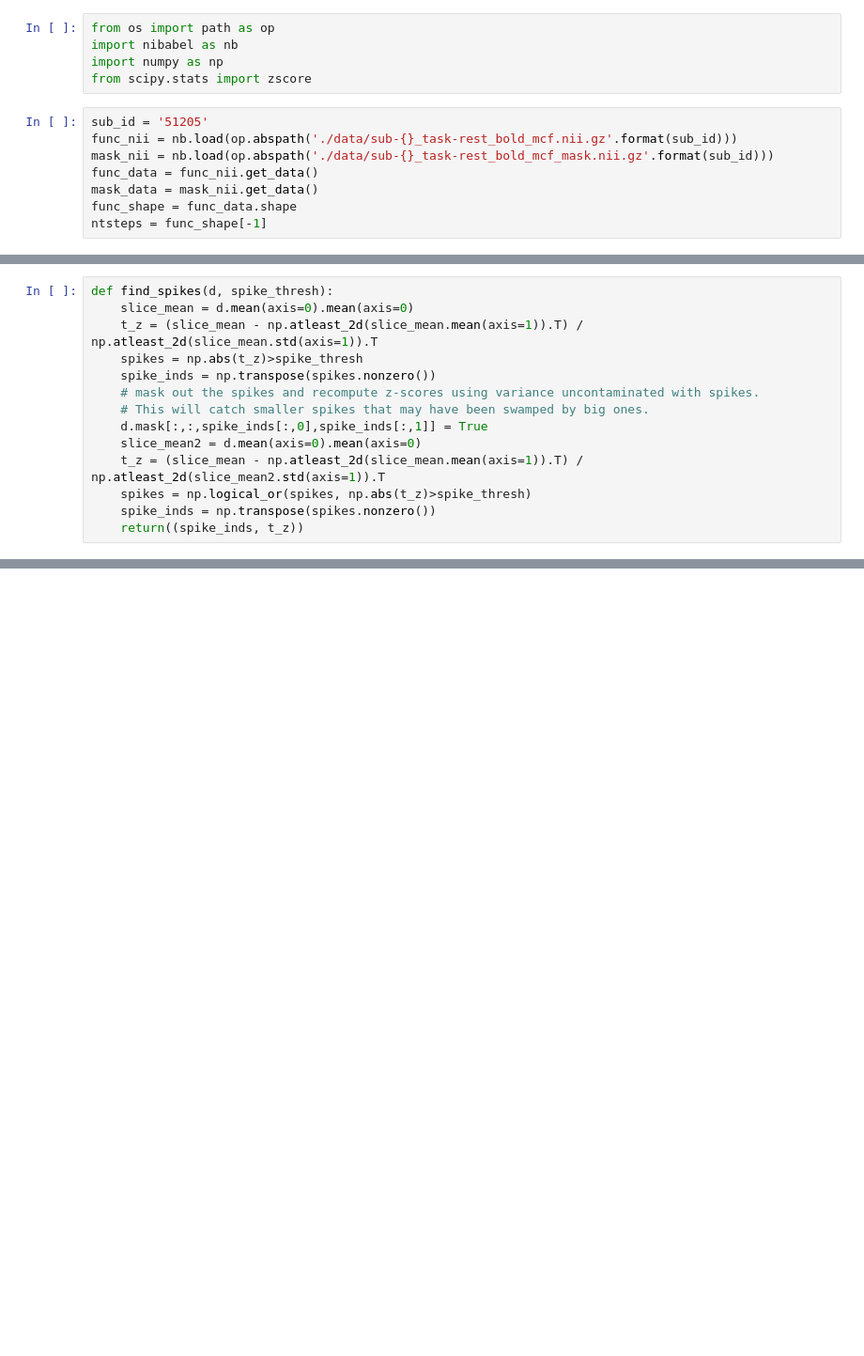
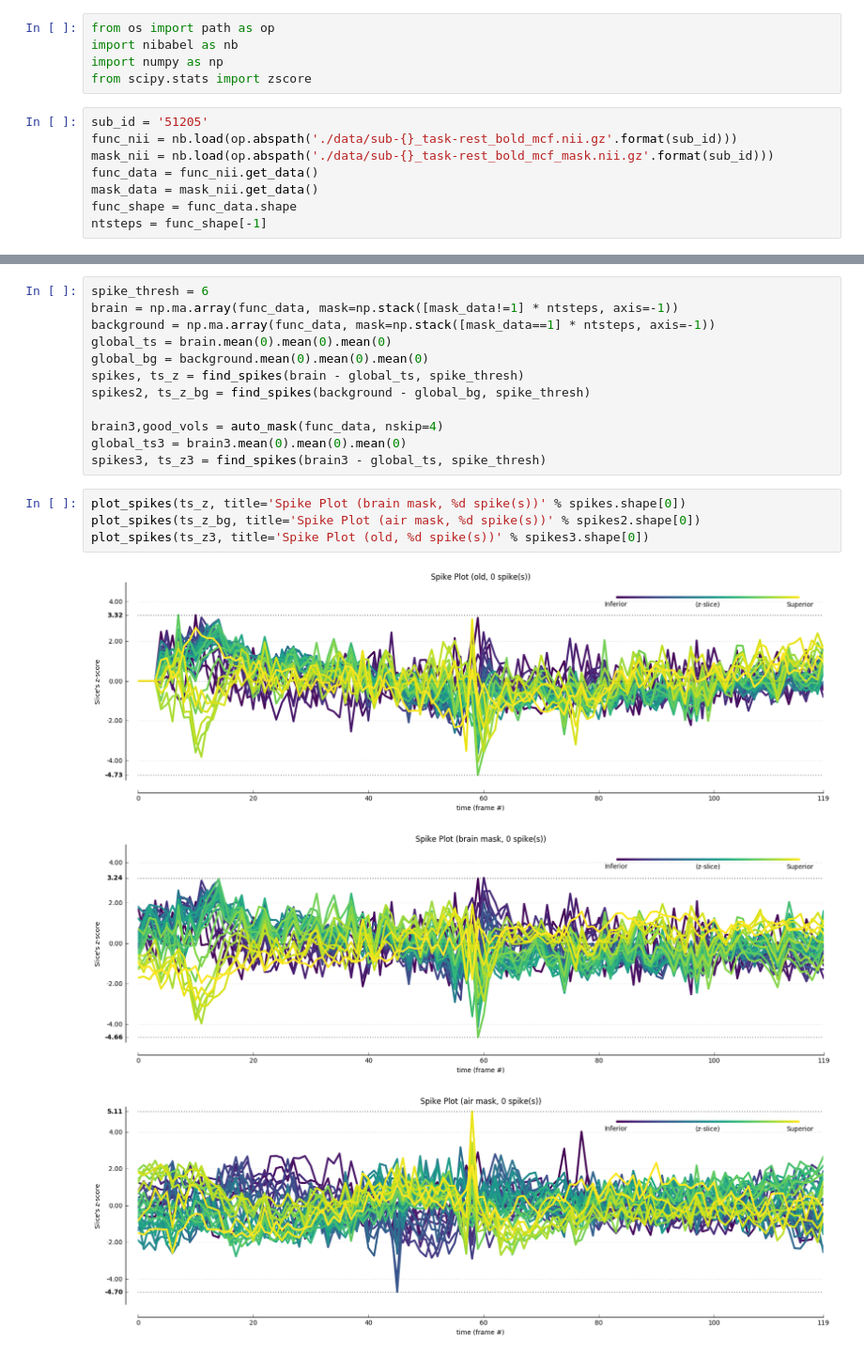
Before and after one commit to nipreps/mriqc, a Jupyter notebook: notebooks/QualityAssessment.ipynb, the cells around one changed output, grey strips where cells are left out. Shown at 94% size. Saved outputs shown, nothing was run; the diff lists cells and outputs as text; blank space fills up the shorter version.

Commit message:
start with new spikes interface

```diff
--- a/notebooks/QualityAssessment.ipynb
+++ b/notebooks/QualityAssessment.ipynb
@@ -44,14 +62,0 @@ def mask(d, raw_d=None, nskip=3, mask_bad_end_vols=False):
-# %%
-def find_spikes(d, spike_thresh):
-    slice_mean = d.mean(axis=0).mean(axis=0)
-    t_z = (slice_mean - np.atleast_2d(slice_mean.mean(axis=1)).T) / np.atleast_2d(slice_mean.std(axis=1)).T
-    spikes = np.abs(t_z)>spike_thresh
-    spike_inds = np.transpose(spikes.nonzero())
-    # mask out the spikes and recompute z-scores using variance uncontaminated with spikes.
-    # This will catch smaller spikes that may have been swamped by big ones.
-    d.mask[:,:,spike_inds[:,0],spike_inds[:,1]] = True
-    slice_mean2 = d.mean(axis=0).mean(axis=0)
-    t_z = (slice_mean - np.atleast_2d(slice_mean.mean(axis=1)).T) / np.atleast_2d(slice_mean2.std(axis=1)).T
-    spikes = np.logical_or(spikes, np.abs(t_z)>spike_thresh)
-    spike_inds = np.transpose(spikes.nonzero())
-    return((spike_inds, t_z))
@@ -183,0 +143,20 @@ labels[-1].set_weight('bold')
+# %%
+spike_thresh = 6
+brain = np.ma.array(func_data, mask=np.stack([mask_data!=1] * ntsteps, axis=-1))
+background = np.ma.array(func_data, mask=np.stack([mask_data==1] * ntsteps, axis=-1))
+global_ts = brain.mean(0).mean(0).mean(0)
+global_bg = background.mean(0).mean(0).mean(0)
+spikes, ts_z = find_spikes(brain - global_ts, spike_thresh)
+spikes2, ts_z_bg = find_spikes(background - global_bg, spike_thresh)
+
+brain3,good_vols = auto_mask(func_data, nskip=4)
+global_ts3 = brain3.mean(0).mean(0).mean(0)
+spikes3, ts_z3 = find_spikes(brain3 - global_ts, spike_thresh)
+# %%
+plot_spikes(ts_z, title='Spike Plot (brain mask, %d spike(s))' % spikes.shape[0])
+plot_spikes(ts_z_bg, title='Spike Plot (air mask, %d spike(s))' % spikes2.shape[0])
+plot_spikes(ts_z3, title='Spike Plot (old, %d spike(s))' % spikes3.shape[0])
+# %% [output]
+[figure, added]
+[figure, added]
+[figure, added]
```
Also changed, not shown: parts of 5 cells of this notebook, 4 other files.
